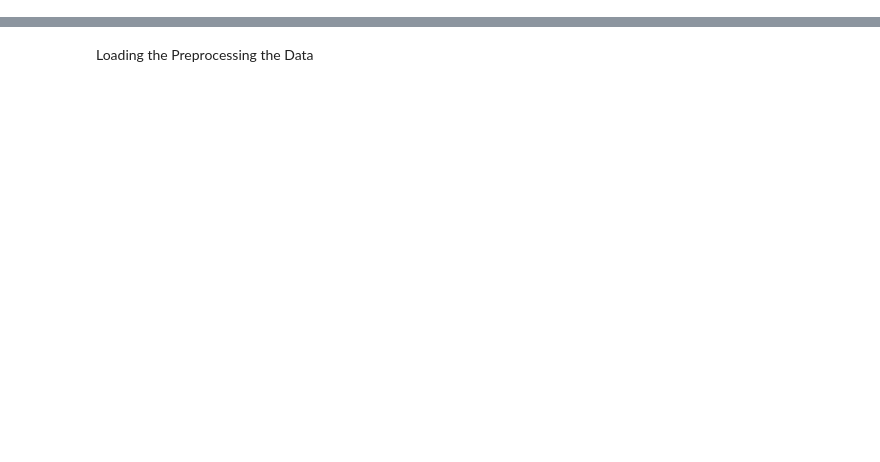
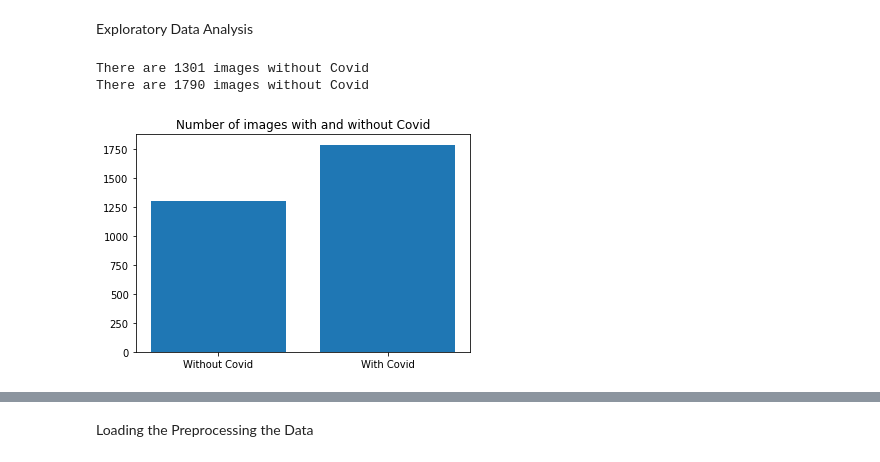
Before and after one commit to Lyfae/AAI-501-Intro-to-AI, a Jupyter notebook: VGG16/vgg16.ipynb, the cells around one changed output, grey strips where cells are left out. Saved outputs shown, nothing was run; the diff lists cells and outputs as text; code cells hidden in the pictures; blank space fills up the shorter version.

```diff
--- a/VGG16/vgg16.ipynb
+++ b/VGG16/vgg16.ipynb
@@ -26,3 +29,21 @@ EPOCHS = 10
 BATCH_SIZE = 32
 LENGTH = 224
 WIDTH = 224
+# %% [markdown]
+Exploratory Data Analysis
+# %%
+# images without covid
+wOut_Covid = list(pathlib.Path("../DATA").glob('0/*'))
+# images with covid
+w_Covid = list(pathlib.Path("../DATA").glob('1/*'))
+# %%
+print('There are', len(wOut_Covid), 'images without Covid')
+print('There are', len(w_Covid), 'images without Covid')
+
+plt.bar(['Without Covid', 'With Covid'], [len(wOut_Covid), len(w_Covid)], align = 'center')
+plt.title('Number of images with and without Covid')
+plt.show()
+# %% [output]
+There are 1301 images without Covid
+There are 1790 images without Covid
+[figure, added]
```
Also changed, not shown: parts of 12 cells of this notebook, 1 other file.
